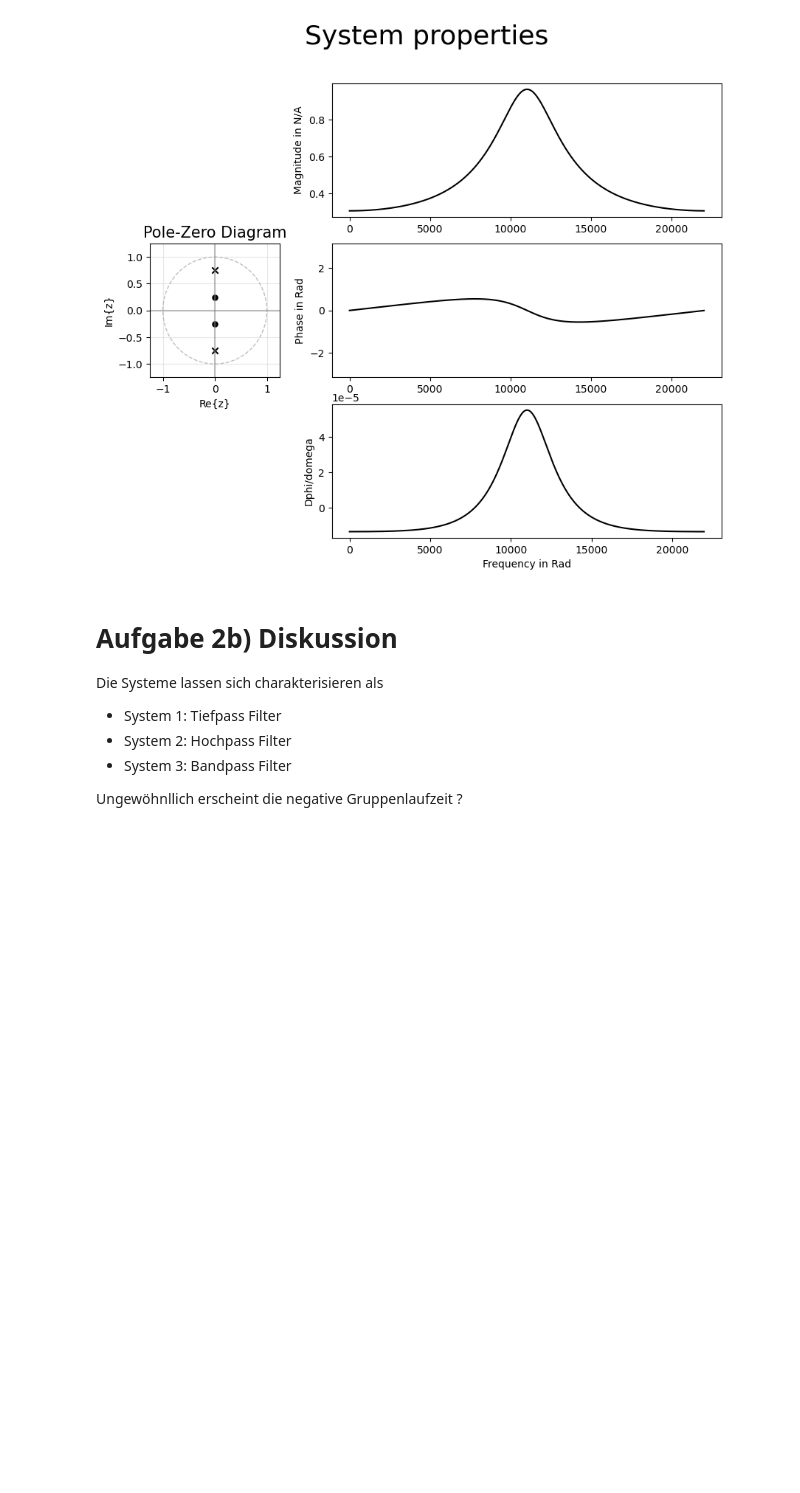
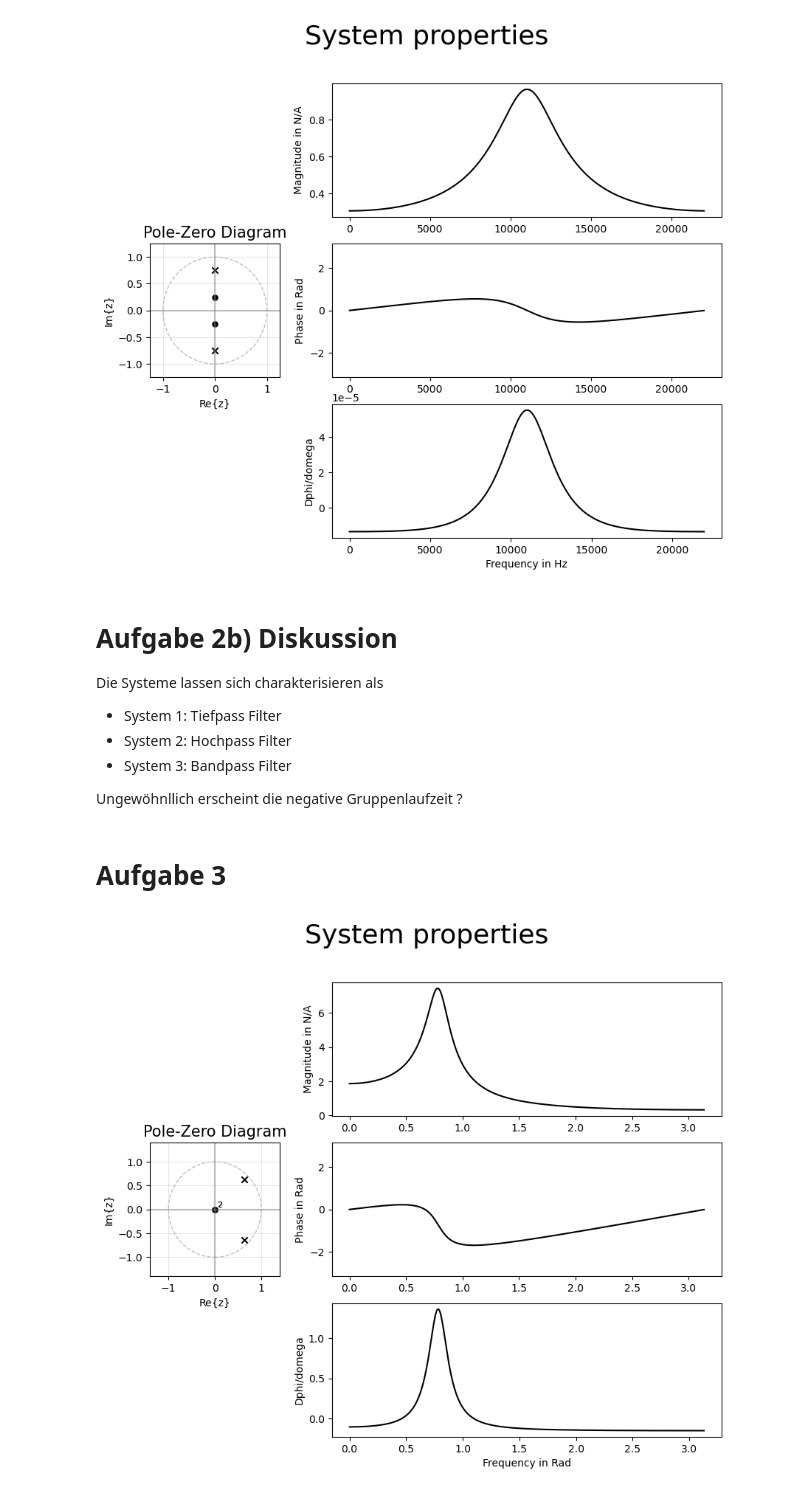
Before and after one commit to LeaS2/EDS, a Jupyter notebook: Hausaufgabe_2_Group_S.ipynb, the cells around one changed output. Drawn from its saved outputs; the diff is of its cells as text; code cells hidden in the pictures; blank space fills up the shorter version.

```diff
--- a/Hausaufgabe_2_Group_S.ipynb
+++ b/Hausaufgabe_2_Group_S.ipynb
@@ -18,9 +18,16 @@ def plot_system(system, fs=2*np.pi, N=2048, color="k"):
     """ plots the pole-zero diagram, magnitude response, phase response, and group delay of a system.
     system variables can be entered as tuple ((b coefficients),(a coefficients)) or ((zeros),(poles),(gain))
     additional arguments are the samplingrate "fs" (default ist 2pi), the integer amount of frequency bins "N" (default is 2048)
-    and the color of the plots (default is "k")
+    and the color of the plots (default is "k"). Attention! the SciPi functions need iterables to function. So if ganins or zeros
+    are single valued, enter ((value,)(value,)(gain)) """
 
-    The function also returns the number of """
+
+
+
+    ### the function should add missing poles or zeros if nescessary --> ????   #######
+    ### jede (?) z-trafo hat bei z = 0  ( 1/z) iwelche extremstellen
+
+
 
     # Eingaben in Variablen aufnehmen
     fs = fs
@@ -126,7 +133,10 @@ def plot_system(system, fs=2*np.pi, N=2048, color="k"):
     # Group Delay Plot
     axs[2,1].plot(freq[:-1], group_vel, color = color)
     #axs[2,1].set_title("Grop Delay")
-    axs[2,1].set_xlabel("Frequency in Rad")
+    if fs != 2*np.pi:
+        axs[2,1].set_xlabel("Frequency in Hz")
+    else:
+        axs[2,1].set_xlabel("Frequency in Rad")
     axs[2,1].set_ylabel("Dphi/domega")
     plt.show()
 # %%
@@ -200,3 +210,22 @@ Die Systeme lassen sich charakterisieren als
 
 
 Ungewöhnllich erscheint die negative Gruppenlaufzeit ?
+# %% [markdown]
+# Aufgabe 3
+# %%
+system1 = ((0,0),(.9*np.exp(1j*np.pi/4), .9*np.exp(-1j*np.pi/4)),(1))
+system2 = ((0.9,-0.9,-0.9j,0.9j),(-2,2),(1))
+system3 = ((1+1j, 1-1j,-1+1j, -1-1j),(0.25j,-0.25j),(1))
+system4 = ((0.25+0.25j, 0.25-0.25j),(0.5j,),(1))
+
+
+system11 = ((0, 2+2j),(0.25-0.25j,),(1))
+system22 = ((1j,),(1j,),(1))
+fs=44100
+
+#plot_system(system=system1, fs=fs)
+plot_system(system=system1)
+#plot_system(system=system3, fs=fs)
+#plot_system(system=system4, fs=fs)
+# %% [output]
+[figure, added]
```
Also changed, not shown: parts of 8 cells of this notebook.
